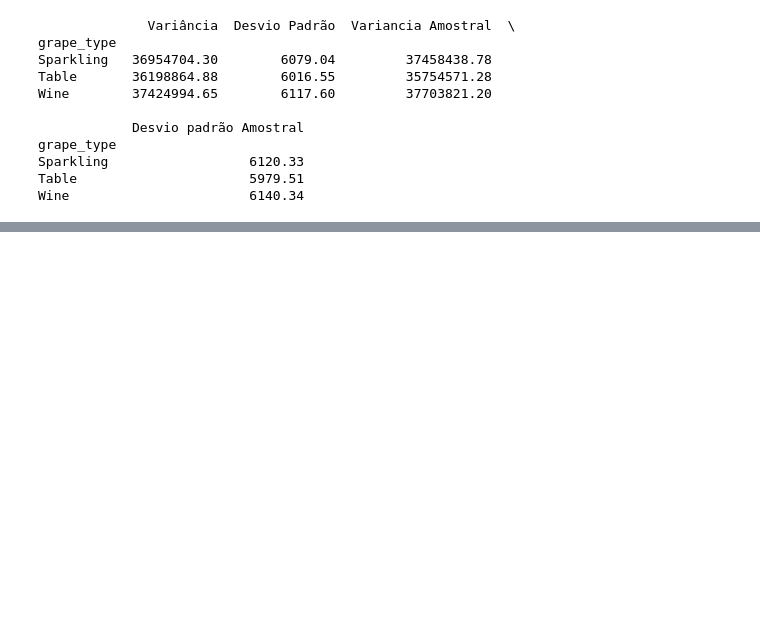
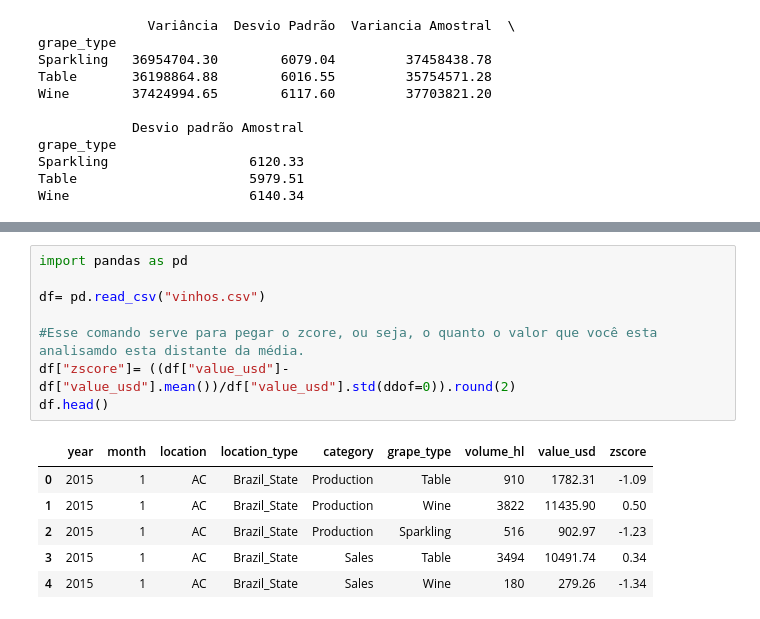
Before and after one commit to ArthurLima06/SENAI-PPDC, a Jupyter notebook: exercicios.ipynb, the cells around one changed output, grey strips where cells are left out. Cells and saved outputs as stored; diff of their text form; blank space fills up the shorter version.

```diff
--- a/exercicios.ipynb
+++ b/exercicios.ipynb
@@ -1315,0 +1341,15 @@ Wine                       6140.34
+# %%
+import pandas as pd
+
+df= pd.read_csv("vinhos.csv")
+
+#Esse comando serve para pegar o zcore, ou seja, o quanto o valor que você esta analisamdo esta distante da média.
+df["zscore"]= ((df["value_usd"]-df["value_usd"].mean())/df["value_usd"].std(ddof=0)).round(2)
+df.head()
+# %% [output]
+|  | year | month | location | location_type | category | grape_type | volume_hl | value_usd | zscore |
+| 0 | 2015 | 1 | AC | Brazil_State | Production | Table | 910 | 1782.31 | -1.09 |
+| 1 | 2015 | 1 | AC | Brazil_State | Production | Wine | 3822 | 11435.90 | 0.50 |
+| 2 | 2015 | 1 | AC | Brazil_State | Production | Sparkling | 516 | 902.97 | -1.23 |
+| 3 | 2015 | 1 | AC | Brazil_State | Sales | Table | 3494 | 10491.74 | 0.34 |
+| 4 | 2015 | 1 | AC | Brazil_State | Sales | Wine | 180 | 279.26 | -1.34 |
```
Also changed, not shown: parts of 4 cells of this notebook.
